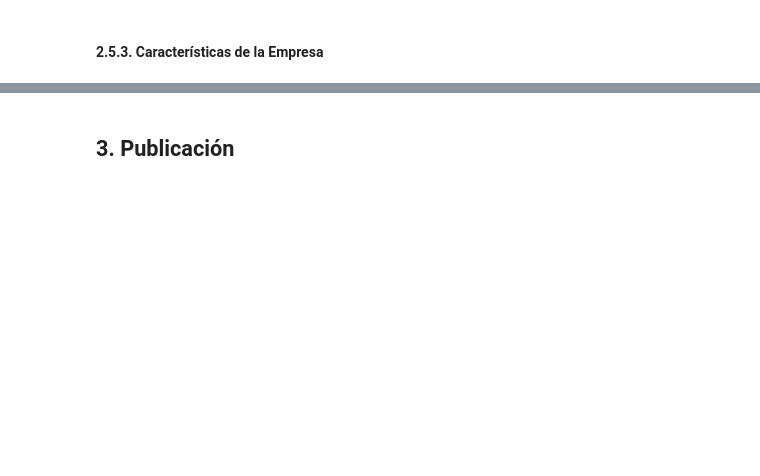
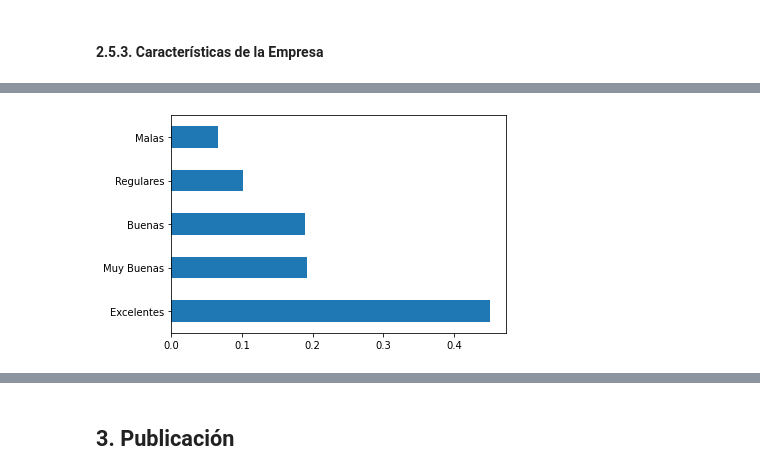
Before and after one commit to SebastianESaavedra/openqube-sueldos, a Jupyter notebook: pipeline/data-analysis.ipynb, the cells around one changed output, grey strips where cells are left out. Cells and saved outputs as stored; diff of their text form; code cells hidden in the pictures; blank space fills up the shorter version.

```diff
--- a/pipeline/data-analysis.ipynb
+++ b/pipeline/data-analysis.ipynb
@@ -1716,0 +2087,15 @@ charts["la_recomendas_como_un_buen_lugar_para_trabajar"] = to_rechart(df)
+# %%
+df = dataframe["como_calificas_las_politicas_de_diversidad_e_inclusion"]
+df = df.groupby(
+    pd.cut(
+        df.values,
+        [0, 3, 5, 7, 8, 10],
+        labels=["Malas", "Regulares", "Buenas", "Muy Buenas", "Excelentes"],
+    )
+).count() / len(df)
+df = df.iloc[::-1]
+
+df.plot.barh()
+charts["politicas_diversidad_e_inclusion"] = to_rechart(df)
+# %% [output]
+[figure, added]
```
Also changed, not shown: parts of 72 cells of this notebook.
